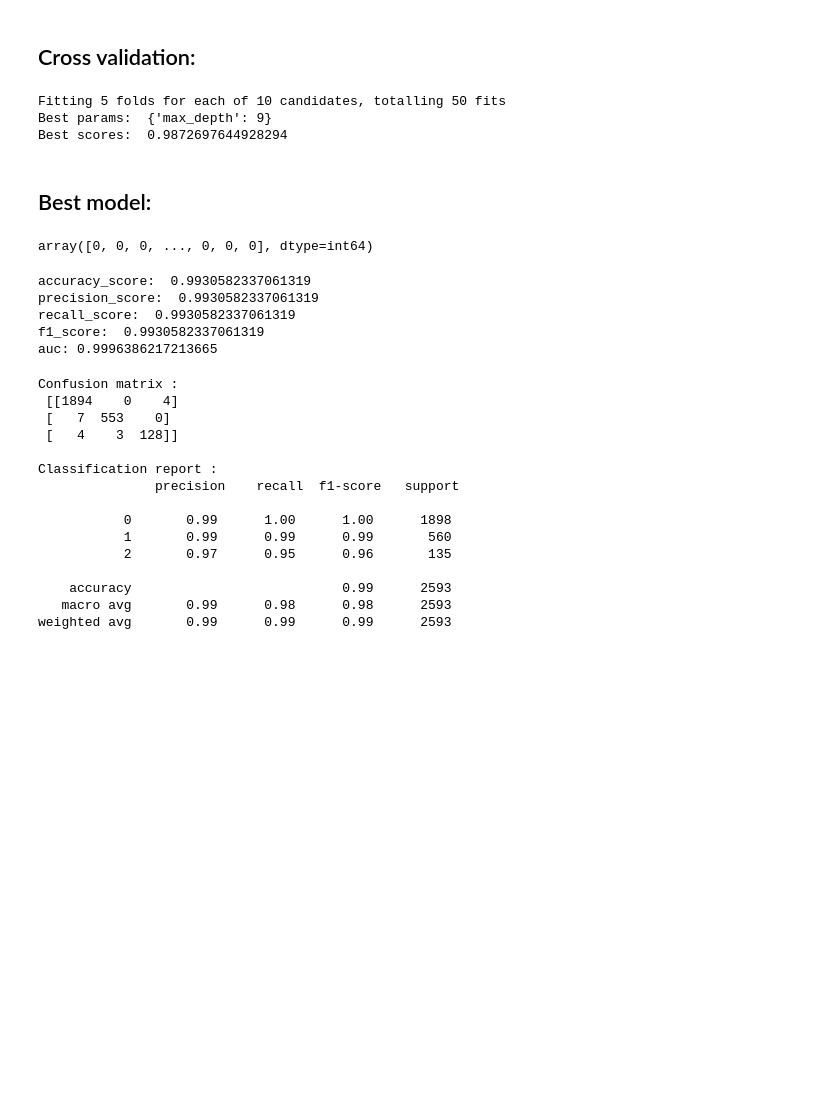
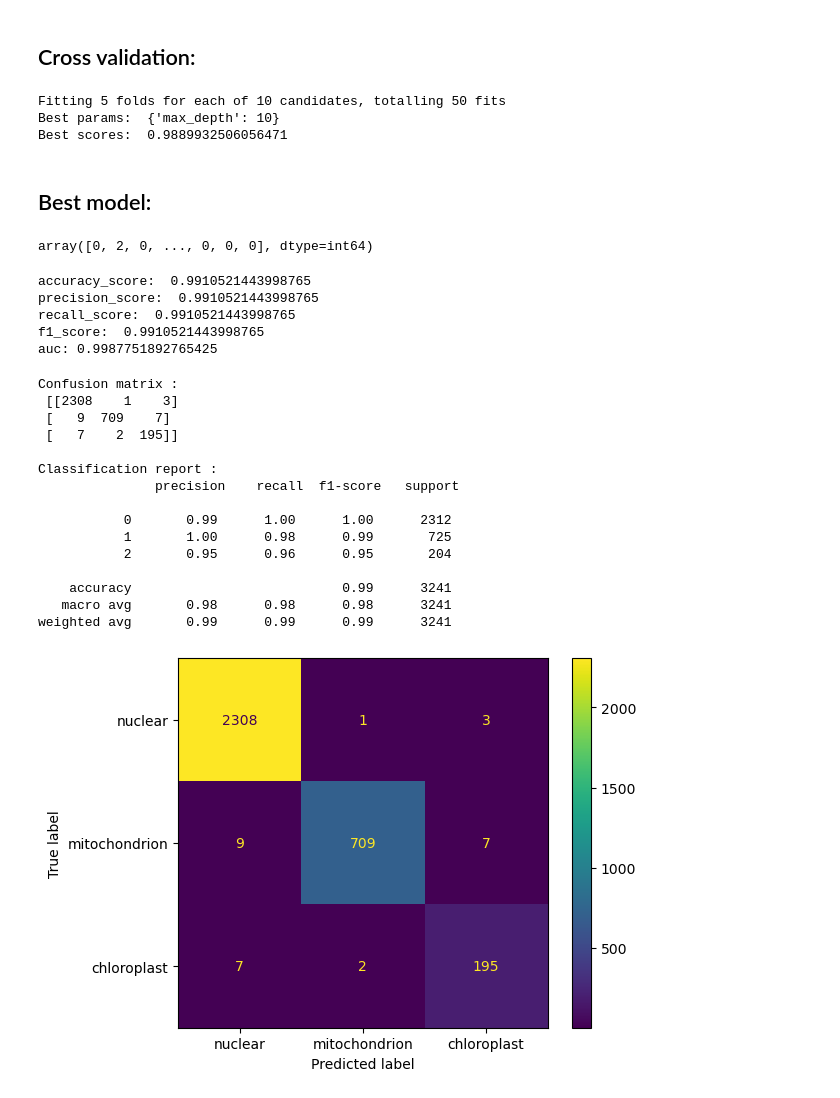
Before and after one commit to zhihaoyi/ABCD, a Jupyter notebook: XGBoost/XGBoost - DNAtype.ipynb, the cells around one changed output. Drawn from its saved outputs; the diff is of its cells as text; code cells hidden in the pictures; blank space fills up the shorter version.

```diff
--- a/XGBoost/XGBoost - DNAtype.ipynb
+++ b/XGBoost/XGBoost - DNAtype.ipynb
@@ -76,12 +76,12 @@ Text(0.5, 1.0, 'Principal component V.S. Percentage of variance explained')
 # %% [markdown]
 ## Data split:
 # %%
-# # method 1: seperate the data using straightfy, train:test ratio is 75:25 here:
-# x_train, x_test, y_train, y_test = train_test_split(x_scaled, y,random_state=42, stratify=y )
+# method 1: seperate the data using straightfy, train:test ratio is 75:25 here:
+x_train, x_test, y_train, y_test = train_test_split(x_scaled, y,random_state=42, stratify=y )
 
 
-# method 2: default seperate the data into 80:20 for train and test.
-x_train, x_test, y_train, y_test = train_test_split(x_scaled, y,random_state=42, test_size=0.20 )
+# # method 2: default seperate the data into 80:20 for train and test.
+# x_train, x_test, y_train, y_test = train_test_split(x_scaled, y,random_state=42, test_size=0.20 )
 
 
 
@@ -110,28 +97,32 @@ Length: 65, dtype: object
 # %% [markdown]
 ## Cross validation:
 # %%
-default_params = {'learning_rate': 0.01} # fixed params
-knn_model = xgb.XGBClassifier(**default_params)
+
+default_params = {'learning_rate': 0.01, 'subsample':0.7} # fixed params from paper
+xgb_model = xgb.XGBClassifier(**default_params)
 cv_params = {'max_depth':np.linspace(1, 10, 10, dtype=int)} # params for cv
-cv = GridSearchCV(knn_model, cv_params, verbose=2, refit=True, cv=5, n_jobs=-1)
+cv = GridSearchCV(xgb_model, cv_params, verbose=2, refit=True, cv=5, n_jobs=-1)
 cv.fit(x_train, y_train)
+
+
+# print(cv.best_params_)
 
 print('Best params: ', cv.best_params_)
 print('Best scores: ', cv.best_score_)
 # %% [output]
 Fitting 5 folds for each of 10 candidates, totalling 50 fits
-Best params:  {'max_depth': 9}
-Best scores:  0.9872697644928294
+Best params:  {'max_depth': 10}
+Best scores:  0.9889932506056471
 # %% [markdown]
 ## Best model:
 # %%
-best_params = {'learning_rate': 0.01, 'max_depth': 9}
+best_params = {'learning_rate': 0.01, 'subsample':0.7, 'max_depth' : 10}
 best_model = xgb.XGBClassifier(**best_params)
 best_model.fit(x_train,y_train)
 y_pred1=best_model.predict(x_test)
 y_pred1
 # %% [output]
-array([0, 0, 0, ..., 0, 0, 0], dtype=int64)
+array([0, 2, 0, ..., 0, 0, 0], dtype=int64)
 # %%
 from sklearn.metrics import accuracy_score, precision_score, recall_score, f1_score, roc_auc_score
 accuracy = accuracy_score(y_test, y_pred1)
@@ -146,28 +137,34 @@ print('recall_score: ',recall)
 print('f1_score: ',f1)
 print('auc:', auc)
 # %% [output]
-accuracy_score:  0.9930582337061319
-precision_score:  0.9930582337061319
-recall_score:  0.9930582337061319
-f1_score:  0.9930582337061319
-auc: 0.9996386217213665
+accuracy_score:  0.9910521443998765
+precision_score:  0.9910521443998765
+recall_score:  0.9910521443998765
+f1_score:  0.9910521443998765
+auc: 0.9987751892765425
 # %%
 from sklearn.metrics import confusion_matrix, classification_report
+plot_confusion_matrix(best_model,
+                      x_test,
+                      y_test,
+                      display_labels=["nuclear", "mitochondrion","chloroplast"])
+
 print('Confusion matrix :\n {0}\n'.format(confusion_matrix(y_test, y_pred1)))
 print('Classification report :\n {0}'.format(classification_report(y_test, y_pred1)))
 # %% [output]
 Confusion matrix :
- [[1894    0    4]
- [   7  553    0]
- [   4    3  128]]
+ [[2308    1    3]
+ [   9  709    7]
+ [   7    2  195]]
 
 Classification report :
                precision    recall  f1-score   support
 
-           0       0.99      1.00      1.00      1898
-           1       0.99      0.99      0.99       560
-           2       0.97      0.95      0.96       135
+           0       0.99      1.00      1.00      2312
+           1       1.00      0.98      0.99       725
+           2       0.95      0.96      0.95       204
 
-    accuracy                           0.99      2593
-   macro avg       0.99      0.98      0.98      2593
-weighted avg       0.99      0.99      0.99      2593
+    accuracy                           0.99      3241
+   macro avg       0.98      0.98      0.98      3241
+weighted avg       0.99      0.99      0.99      3241
+[figure, added]
```
Also changed, not shown: parts of 4 cells of this notebook, 1 other file.
